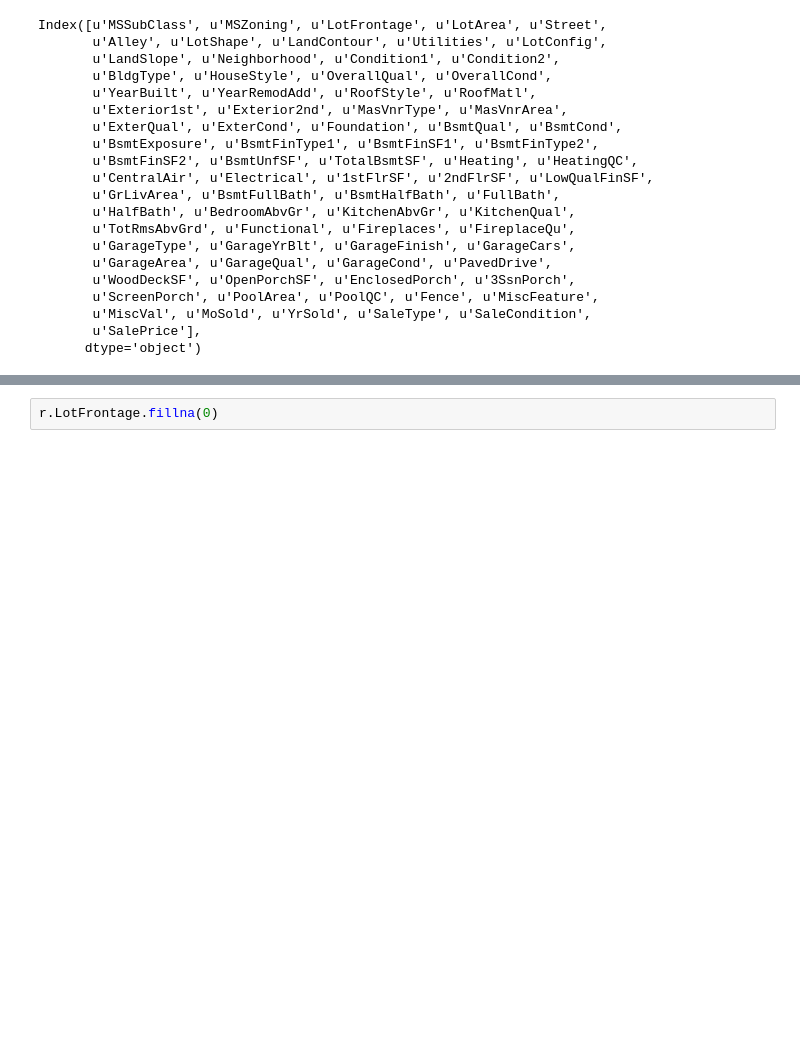
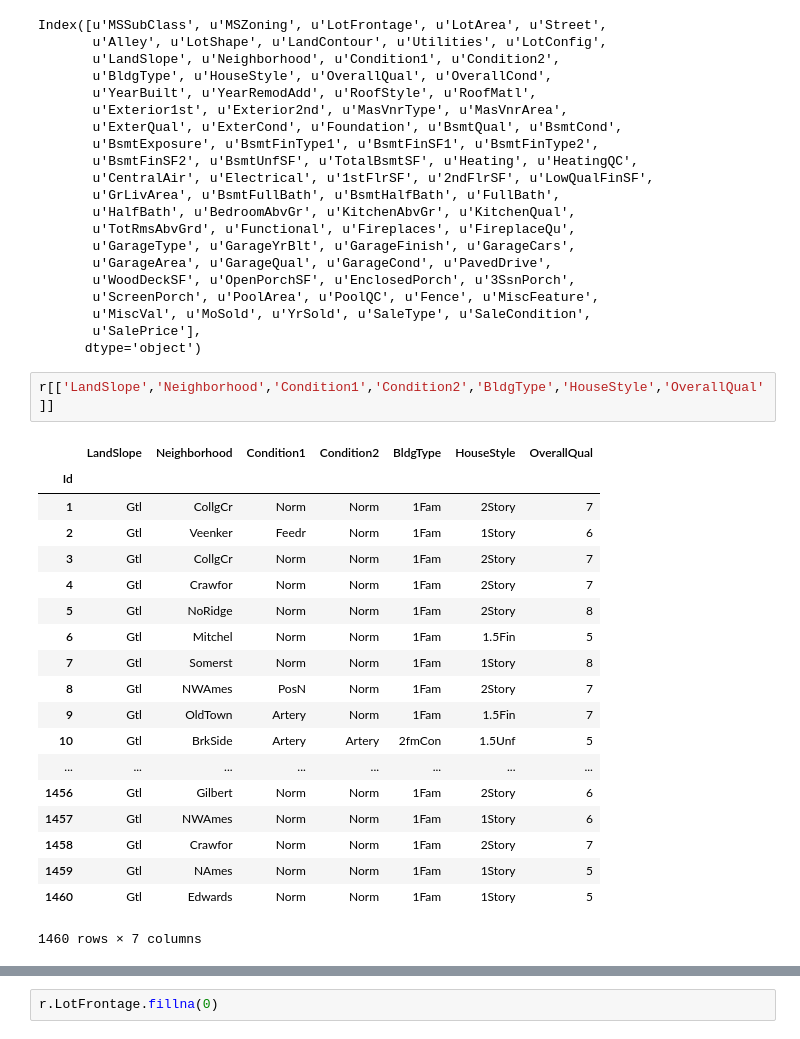
Before and after one commit to yoginij/DataScience, a Jupyter notebook: data_science/Projects/Data Wrangling-House price.ipynb, the cells around one changed output, grey strips where cells are left out. Cells and saved outputs as stored; diff of their text form; blank space fills up the shorter version.

```diff
--- a/data_science/Projects/Data Wrangling-House price.ipynb
+++ b/data_science/Projects/Data Wrangling-House price.ipynb
@@ -61,4 +61,26 @@ Index([u'MSSubClass', u'MSZoning', u'LotFrontage', u'LotArea', u'Street',
        u'MiscVal', u'MoSold', u'YrSold', u'SaleType', u'SaleCondition',
        u'SalePrice'],
       dtype='object')
+# %%
+r[['LandSlope','Neighborhood','Condition1','Condition2','BldgType','HouseStyle','OverallQual']]
+# %% [output]
+|  | LandSlope | Neighborhood | Condition1 | Condition2 | BldgType | HouseStyle | OverallQual |
+| Id |  |  |  |  |  |  |  |
+| 1 | Gtl | CollgCr | Norm | Norm | 1Fam | 2Story | 7 |
+| 2 | Gtl | Veenker | Feedr | Norm | 1Fam | 1Story | 6 |
+| 3 | Gtl | CollgCr | Norm | Norm | 1Fam | 2Story | 7 |
+| 4 | Gtl | Crawfor | Norm | Norm | 1Fam | 2Story | 7 |
+| 5 | Gtl | NoRidge | Norm | Norm | 1Fam | 2Story | 8 |
+| 6 | Gtl | Mitchel | Norm | Norm | 1Fam | 1.5Fin | 5 |
+| 7 | Gtl | Somerst | Norm | Norm | 1Fam | 1Story | 8 |
+| 8 | Gtl | NWAmes | PosN | Norm | 1Fam | 2Story | 7 |
+| 9 | Gtl | OldTown | Artery | Norm | 1Fam | 1.5Fin | 7 |
+| 10 | Gtl | BrkSide | Artery | Artery | 2fmCon | 1.5Unf | 5 |
+| ... | ... | ... | ... | ... | ... | ... | ... |
+| 1456 | Gtl | Gilbert | Norm | Norm | 1Fam | 2Story | 6 |
+| 1457 | Gtl | NWAmes | Norm | Norm | 1Fam | 1Story | 6 |
+| 1458 | Gtl | Crawfor | Norm | Norm | 1Fam | 2Story | 7 |
+| 1459 | Gtl | NAmes | Norm | Norm | 1Fam | 1Story | 5 |
+| 1460 | Gtl | Edwards | Norm | Norm | 1Fam | 1Story | 5 |
+1460 rows × 7 columns
 # %%
```
Also changed, not shown: parts of 5 cells of this notebook, 2 other files.
